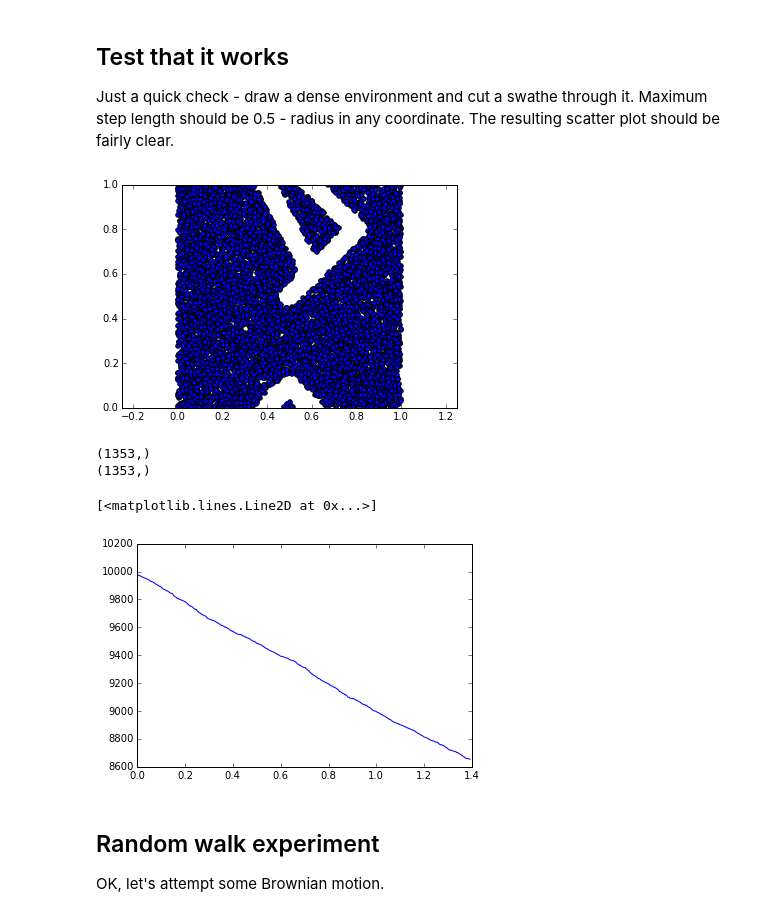
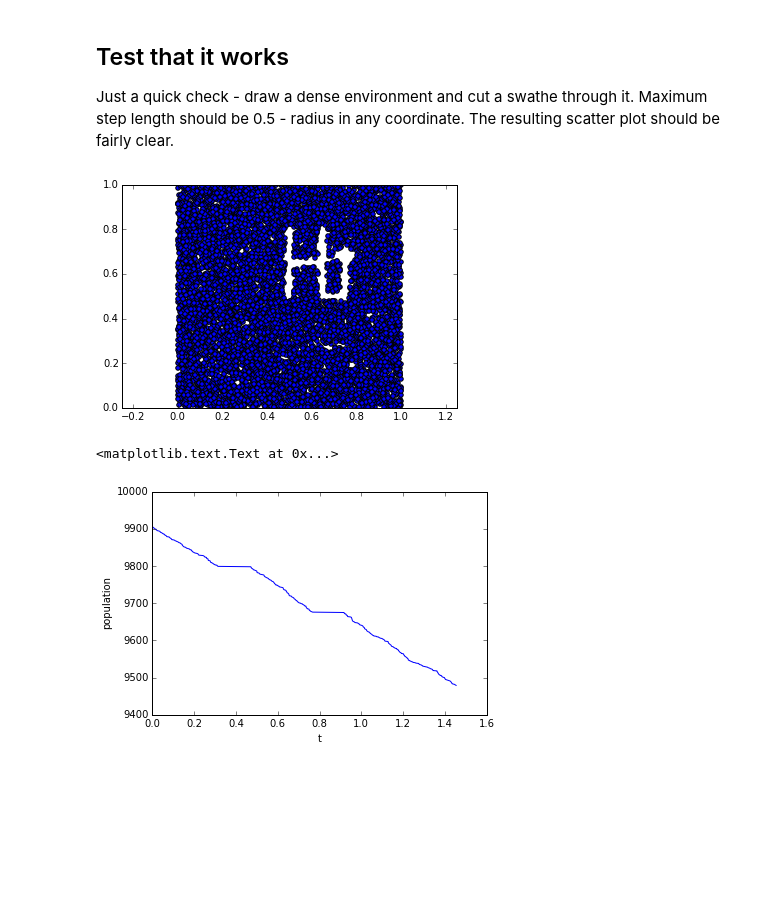
Before and after one commit to rgbrown/preydepletion, a Jupyter notebook: experiments.ipynb, the cells around one changed output. Cells and saved outputs as stored; diff of their text form; code cells hidden in the pictures; blank space fills up the shorter version.

Commit message:
Added some numerical experiments and working

```diff
--- a/experiments.ipynb
+++ b/experiments.ipynb
@@ -31,31 +42,26 @@ Test that it works
 Just a quick check - draw a dense environment and cut a swathe through it. Maximum step length should be 0.5 - radius in any coordinate. The resulting scatter plot should be fairly clear.
 # %%
 # Test whether a step works
-sim = deplete2d.deplete2d(density=10000, radius=0.05)
-sim.step([0.3, 0.3])
-sim.step([-0.3, 0.3])
-sim.step([-0.1, -0.1])
-sim.step([0.2, -0.4])
-idx = sim.prey_original['alive'] == 1
-x = sim.prey_original['position'][idx]
+sim = deplete2d.deplete2d(density=10000, radius=0.02)
+steps = np.array([[0., 0.3], [0., -0.15], [0.15, 0.], [0., 0.15], [0., -0.3],
+               [0.1, 0.], [0., 0.15], [0.03, 0.03], [-0.03, 0.03], [-0.03, -0.03], [0.03, -0.03]])
+for step in steps:
+    sim.step(step)
+
+# take a snapshot of the prey at time 1000 (enough time to have taken all steps)
+prey = sim.get_prey(1000)
+x = prey['position']
 
 plt.scatter(x[:,0], x[:,1])
 plt.axis('equal')
 _ = plt.axis([0, 1, 0, 1])
 # %% [output]
-[figure, old version]
+[figure, new version]
 # %%
 t, pop = sim.get_output()
-print t.shape
-print pop.shape
 plt.plot(t, pop)
+plt.xlabel('t')
+plt.ylabel('population')
 # %% [output]
-(1353,)
-(1353,)
+<matplotlib.text.Text at 0x...>
-[<matplotlib.lines.Line2D at 0x...>]
-[figure, old version]
+[figure, new version]
-# %% [markdown]
-Random walk experiment
-----------------------
-
-OK, let's attempt some Brownian motion.
```
Also changed, not shown: parts of 12 cells of this notebook, 1 other file.
